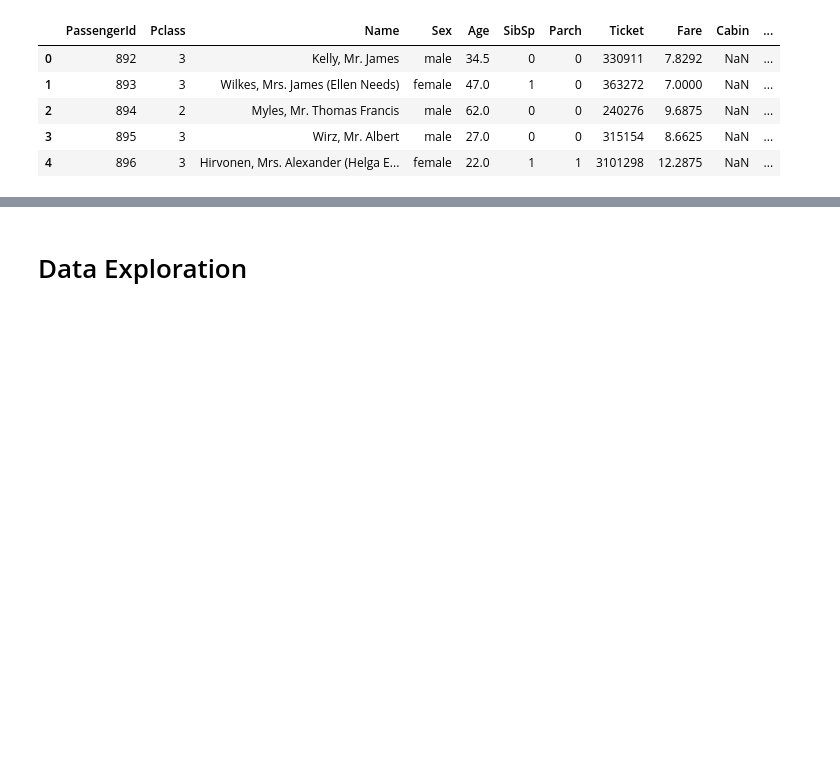
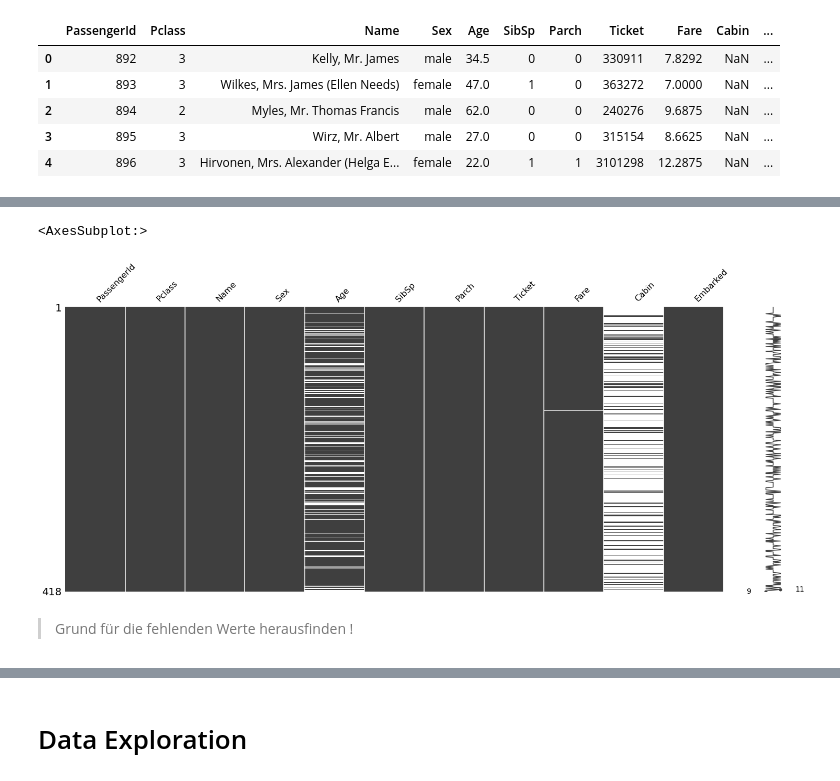
Before and after one commit to NicoHenzel/KaggleTitanic, a Jupyter notebook: titanic-competition-v2.ipynb, the cells around one changed output, grey strips where cells are left out. Cells and saved outputs as stored; diff of their text form; code cells hidden in the pictures; blank space fills up the shorter version.

```diff
--- a/titanic-competition-v2.ipynb
+++ b/titanic-competition-v2.ipynb
@@ -33,8 +64,9 @@ train_data.head()
 | 3 | 4 | 1 | 1 | Futrelle, Mrs. Jacques Heath (Lil... | female | 35.0 | 1 | 0 | 113803 | 53.1000 | ... |
 | 4 | 5 | 0 | 3 | Allen, Mr. William Henry | male | 35.0 | 0 | 0 | 373450 | 8.0500 | ... |
 # %%
-test_data = pd.read_csv("/kaggle/input/titanic/test.csv")
-test_data.head()
+# Load test dataframe
+df_test = pd.read_csv("/kaggle/input/titanic/test.csv")
+df_test.head()
 # %% [output]
 |  | PassengerId | Pclass | Name | Sex | Age | SibSp | Parch | Ticket | Fare | Cabin | ... |
 | 0 | 892 | 3 | Kelly, Mr. James | male | 34.5 | 0 | 0 | 330911 | 7.8292 | NaN | ... |
@@ -44,0 +180,8 @@ test_data.head()
+# %%
+# Check where the values are missing
+msno.matrix(df_test)
+# %% [output]
+<AxesSubplot:>
+[figure, added]
+# %% [markdown]
+> Grund für die fehlenden Werte herausfinden !
```
Also changed, not shown: parts of 33 cells of this notebook.
